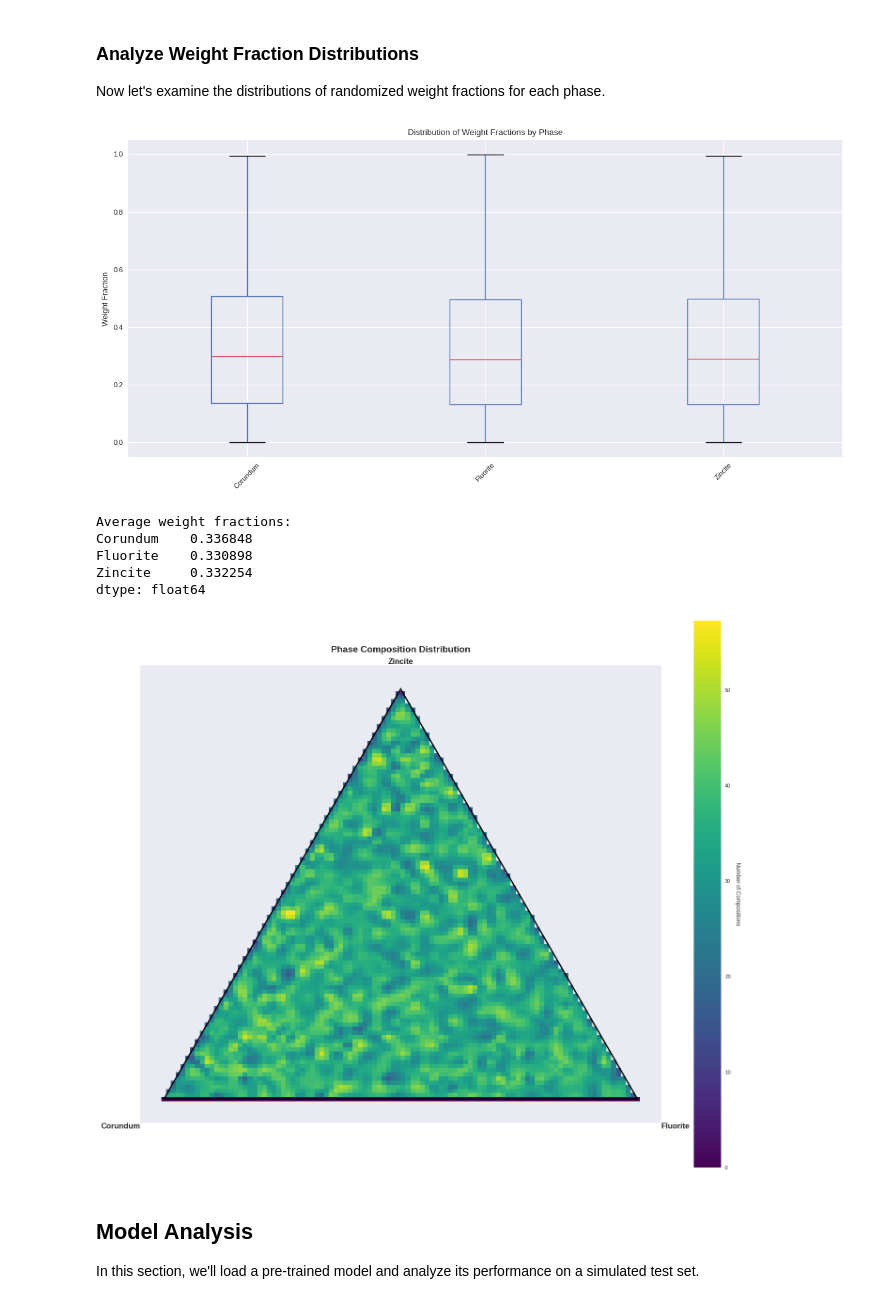
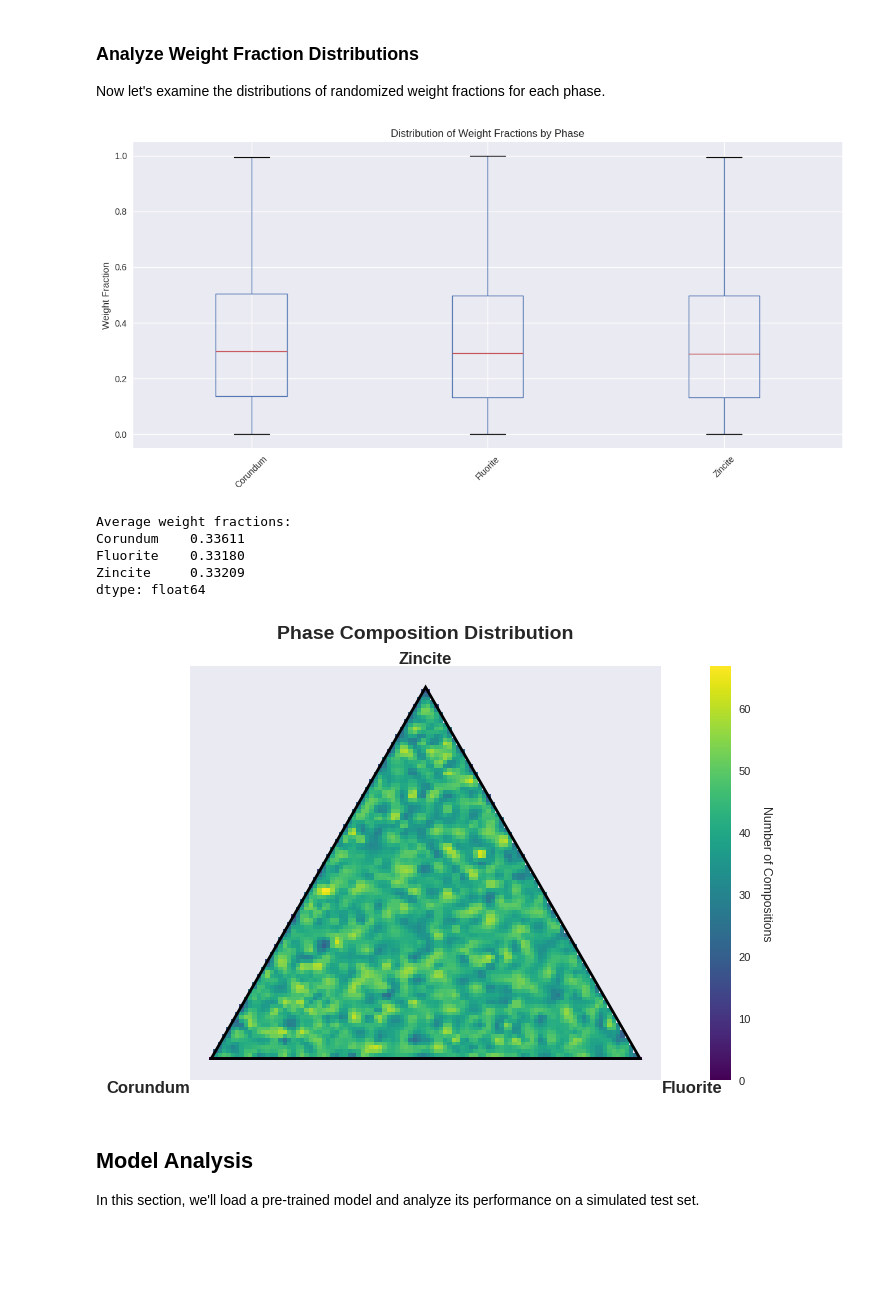
Before and after one commit to Machine-Intelligence-Characterisation/ML-for-phase-analysis, a Jupyter notebook: analysis/analysis.ipynb, the cells around one changed output. Saved outputs shown, nothing was run; the diff lists cells and outputs as text; code cells hidden in the pictures; blank space fills up the shorter version.

```diff
--- a/analysis/analysis.ipynb
+++ b/analysis/analysis.ipynb
@@ -24,7 +24,14 @@ data_dirs = [
     'training_data/processed_data_p1',
     'training_data/processed_data_p2',
     'training_data/processed_data_p3',
-    'training_data/processed_data_p4'
+    'training_data/processed_data_p4',
+    'training_data/processed_data_p5',
+    'training_data/processed_data_p6',
+    'training_data/processed_data_p7',
+    'training_data/processed_data_p8',
+    'training_data/processed_data_p9',
+    'training_data/processed_data_p10',
+    'training_data/processed_data_p11'
 ]
 # %%
 import os
@@ -163,11 +170,11 @@ avg_weight_fractions = weight_fractions.mean()
 print("Average weight fractions:")
 print(avg_weight_fractions)
 # %% [output]
-[figure, old version]
+[figure, new version]
 Average weight fractions:
-Corundum    0.336848
-Fluorite    0.330898
-Zincite     0.332254
+Corundum    0.33611
+Fluorite    0.33180
+Zincite     0.33209
 dtype: float64
 # %%
 def analyze_phase_distributions(weight_fractions, output_dir=None, dpi=300, nbins=100):
@@ -178,7 +185,7 @@ def analyze_phase_distributions(weight_fractions, output_dir=None, dpi=300, nbin
     plt.style.use('seaborn-v0_8-paper')
 
     # Create figure
-    fig = plt.figure(figsize=(15, 12))
+    fig = plt.figure(figsize=(10, 5))
     ax_tri = plt.gca()
 
     # Convert to barycentric coordinates
@@ -237,34 +244,34 @@ def analyze_phase_distributions(weight_fractions, output_dir=None, dpi=300, nbin
 
     # Plot triangle boundary
     triangle = plt.Polygon([[0,0], [1,0], [0.5, np.sqrt(3)/2]],
                          fill=False, color='black', linewidth=2)
     ax_tri.add_patch(triangle)
 
     # Add labels at vertices
     label_offset = 0.05
     ax_tri.text(-label_offset, -label_offset, 'Corundum', ha='right', va='top', fontsize=12, fontweight='bold')
     ax_tri.text(1 + label_offset, -label_offset, 'Fluorite', ha='left', va='top', fontsize=12, fontweight='bold')
     ax_tri.text(0.5, np.sqrt(3)/2 + label_offset, 'Zincite', ha='center', va='bottom', fontsize=12, fontweight='bold')
 
     # Set limits exactly to triangle bounds with small padding
     padding = 0.05
     ax_tri.set_xlim(-padding, 1 + padding)
     ax_tri.set_ylim(-padding, (np.sqrt(3)/2) + padding)
 
     ax_tri.set_aspect('equal')
     ax_tri.set_title('Phase Composition Distribution', pad=20, fontsize=14, fontweight='bold')
     ax_tri.set_xticks([])
     ax_tri.set_yticks([])
 
     plt.tight_layout()
 
     return fig
 
 # Usage:
 fig = analyze_phase_distributions(weight_fractions)
 plt.show()
 # %% [output]
-[figure, old version]
+[figure, new version]
 # %%
 # TODO: Visualise the distribution of the other parameters.
 # %% [markdown]
```
Also changed, not shown: parts of 4 cells of this notebook.
